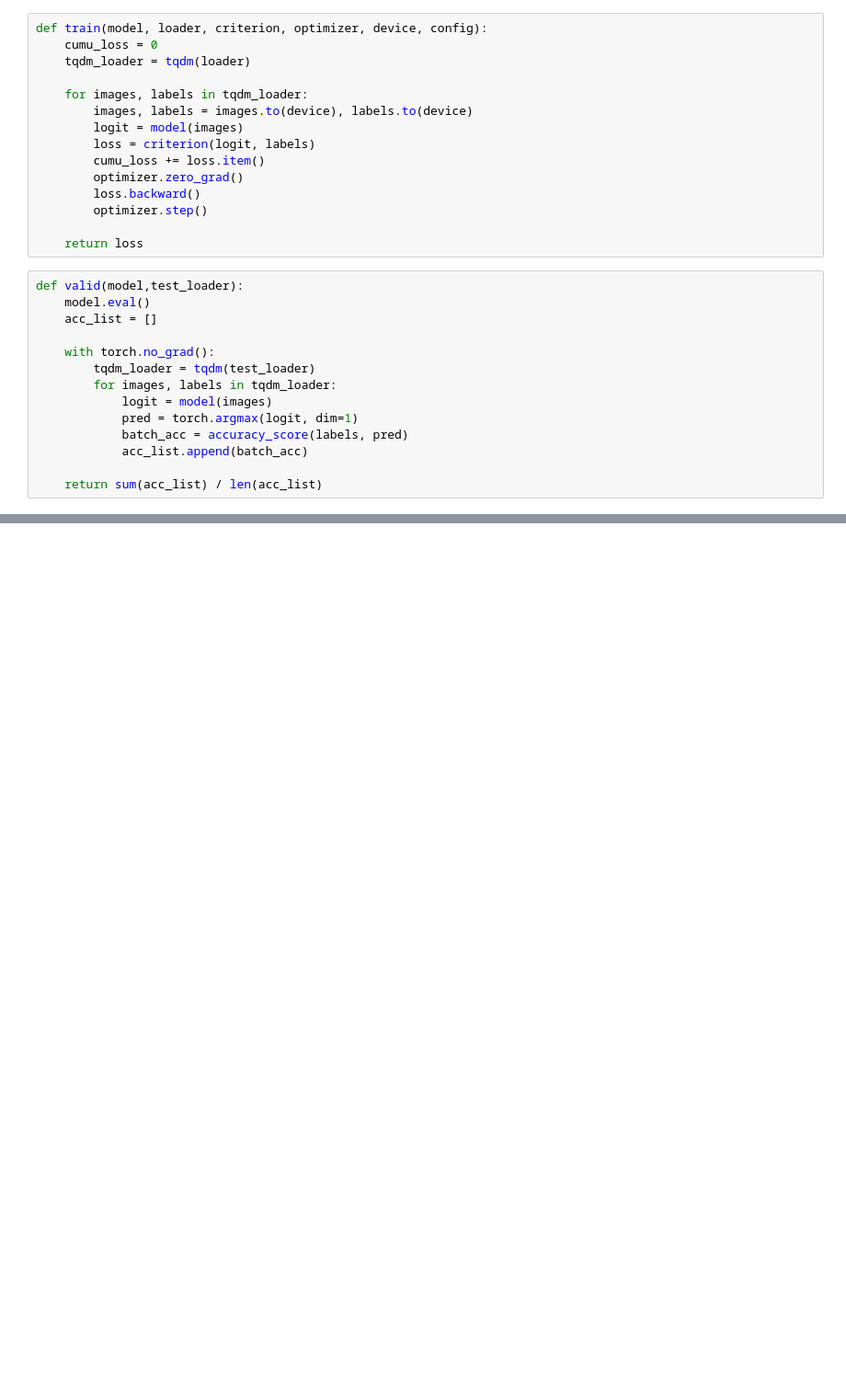
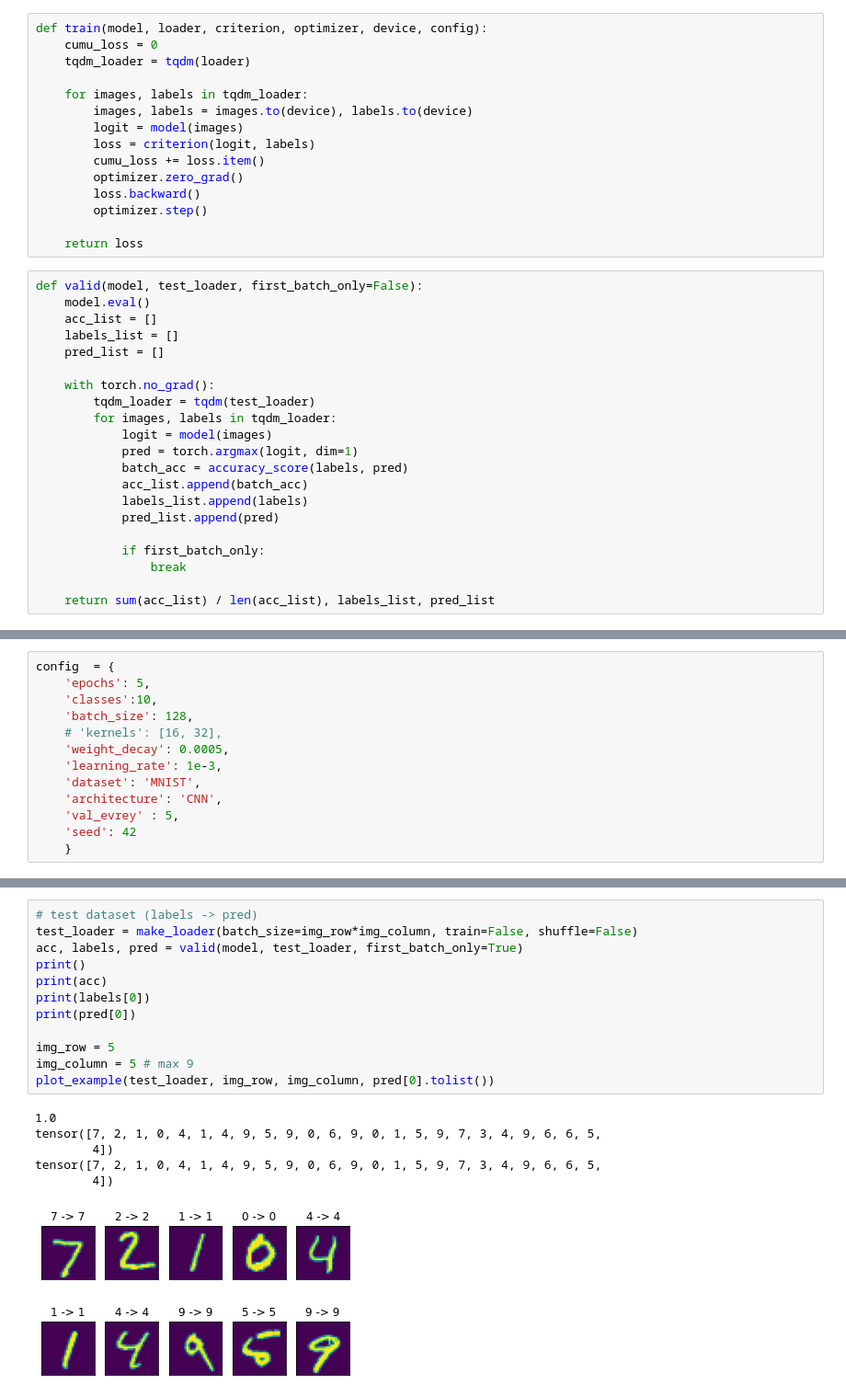
Before and after one commit to kcyoon689/MNIST_MLOps, a Jupyter notebook: WanDB_Mnist.ipynb, the cells around one changed output, grey strips where cells are left out. Shown at 92% size. Cells and saved outputs as stored; diff of their text form; blank space fills up the shorter version.

```diff
--- a/WanDB_Mnist.ipynb
+++ b/WanDB_Mnist.ipynb
@@ -69,9 +77,11 @@ def train(model, loader, criterion, optimizer, device, config):
 
     return loss
 # %%
-def valid(model,test_loader):
+def valid(model, test_loader, first_batch_only=False):
     model.eval()
     acc_list = []
+    labels_list = []
+    pred_list = []
 
     with torch.no_grad():
         tqdm_loader = tqdm(test_loader)
@@ -80,6 +90,11 @@ def valid(model,test_loader):
             pred = torch.argmax(logit, dim=1)
             batch_acc = accuracy_score(labels, pred)
             acc_list.append(batch_acc)
+            labels_list.append(labels)
+            pred_list.append(pred)
 
-    return sum(acc_list) / len(acc_list)
+            if first_batch_only:
+                break
+
+    return sum(acc_list) / len(acc_list), labels_list, pred_list
 # %%
@@ -132,3 +132,16 @@ def run(config=None):
+# %%
+config  = {
+    'epochs': 5,
+    'classes':10,
+    'batch_size': 128,
+    # 'kernels': [16, 32],
+    'weight_decay': 0.0005,
+    'learning_rate': 1e-3,
+    'dataset': 'MNIST',
+    'architecture': 'CNN',
+    'val_evrey' : 5,
+    'seed': 42
+    }
 # %%
 model = run(config)
 # %% [output]
@@ -158,0 +212,20 @@ Extracting ./data/MNIST/MNIST/raw/t10k-labels-idx1-ubyte.gz to ./data/MNIST/MNIS
+# %%
+# test dataset (labels -> pred)
+test_loader = make_loader(batch_size=img_row*img_column, train=False, shuffle=False)
+acc, labels, pred = valid(model, test_loader, first_batch_only=True)
+print()
+print(acc)
+print(labels[0])
+print(pred[0])
+
+img_row = 5
+img_column = 5 # max 9
+plot_example(test_loader, img_row, img_column, pred[0].tolist())
+# %% [output]
+1.0
+tensor([7, 2, 1, 0, 4, 1, 4, 9, 5, 9, 0, 6, 9, 0, 1, 5, 9, 7, 3, 4, 9, 6, 6, 5,
+        4])
+tensor([7, 2, 1, 0, 4, 1, 4, 9, 5, 9, 0, 6, 9, 0, 1, 5, 9, 7, 3, 4, 9, 6, 6, 5,
+        4])
+[figure, added]
+[figure, added]
```
Also changed, not shown: parts of 13 cells of this notebook.
